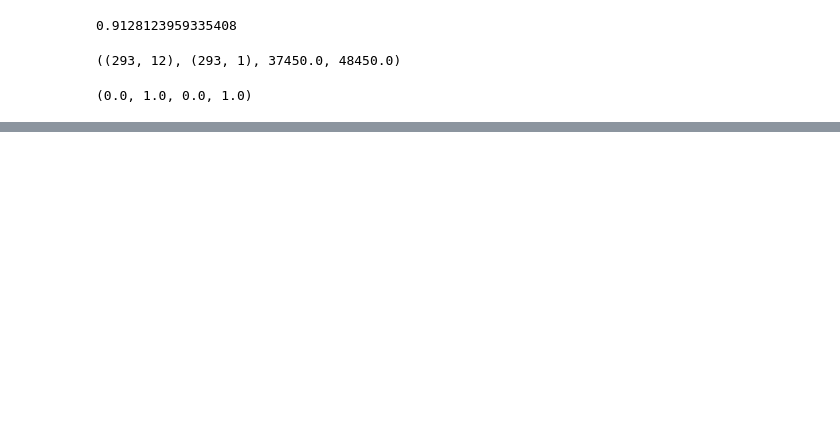
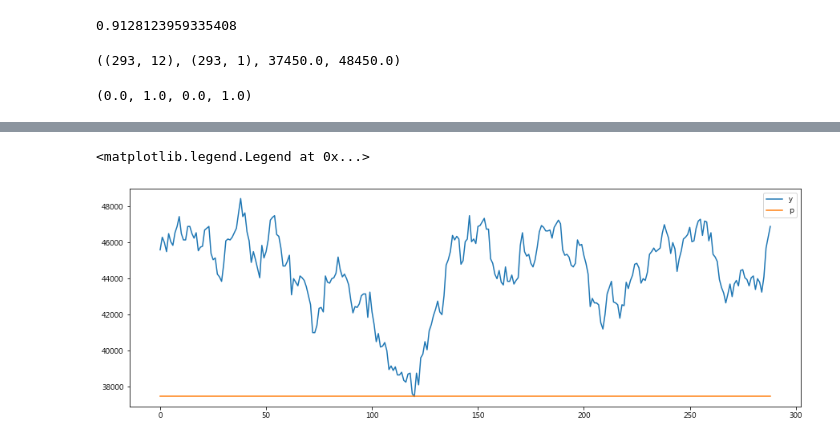
Before and after one commit to sogangori/NH_machine_learning, a Jupyter notebook: day8_stock_market.ipynb, the cells around one changed output, grey strips where cells are left out. Drawn from its saved outputs; the diff is of its cells as text; code cells hidden in the pictures; blank space fills up the shorter version.

```diff
--- a/day8_stock_market.ipynb
+++ b/day8_stock_market.ipynb
@@ -144,0 +220,18 @@ plt.legend()
+# %%
+import tensorflow.contrib.slim as slim
+tf.reset_default_graph()
+#cell = tf.nn.rnn_cell.BasicRNNCell(100)
+cell = tf.nn.rnn_cell.GRUCell(100) # LSTM보다 약간 빠르고 성능은 약간 떨어진다
+#cell = tf.nn.rnn_cell.BasicLSTMCell(100) #장기단기텀메모리:가장 복잡하고 성능이 좋음
+outputs, last_state = tf.nn.dynamic_rnn(cell, xn, dtype=tf.float32)
+#last_state = last_state[1] # LSTM 은 상태가 장기/단기 2개입니다
+h = slim.fully_connected(last_state, 1)# W, b 가 자동으로 생성되서 행렬곱셈합니다
+cost = tf.reduce_mean((yn - h)**2)
+train = tf.train.GradientDescentOptimizer(0.01).minimize(cost)
+sess = tf.Session()
+sess.run(tf.global_variables_initializer())
+# %%
+for i in range(10000):
+    _, c = sess.run([train, cost])
+    if i%1000 == 0: print(i, c, r2_score(yn, sess.run(h)))
+print(i, c, r2_score(yn, sess.run(h)))
@@ -144,0 +250,8 @@ plt.legend()
+# %%
+plt.figure(figsize=(15,5))
+plt.plot(scaler_y.inverse_transform(yn), label='y')
+plt.plot(scaler_y.inverse_transform(sess.run(h)), label='p')
+plt.legend()
+# %% [output]
+<matplotlib.legend.Legend at 0x...>
+[figure, added]
```
Also changed, not shown: parts of 13 cells of this notebook.
